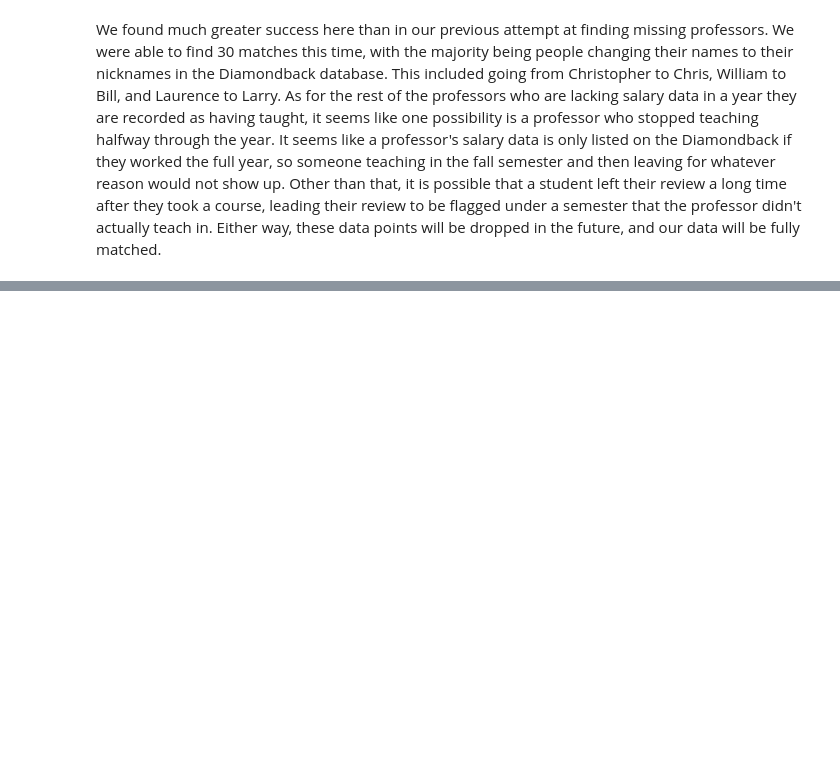
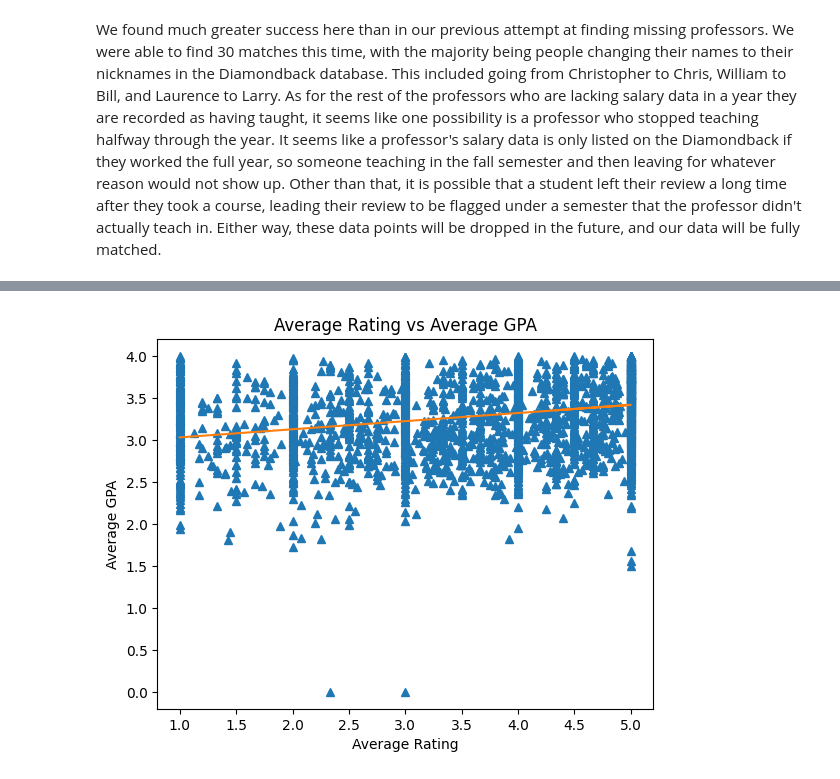
Before and after one commit to aaronl1661/teacherSalaryAnalysis, a Jupyter notebook: index.ipynb, the cells around one changed output, grey strips where cells are left out. Drawn from its saved outputs; the diff is of its cells as text; code cells hidden in the pictures; blank space fills up the shorter version.

Commit message:
gradevreview

```diff
--- a/index.ipynb
+++ b/index.ipynb
@@ -918,0 +1004,11 @@ if os.path.exists("src/2_clean_data/final_combine_data.csv") == False:
+# %%
+both_avg_df = pd.DataFrame()
+
+both_avg_df = pd.merge(
+    avg_reviews_df,
+    avg_grades_df,
+    how = "inner",
+    on = ["name", "course"]
+)
+
+both_avg_df.head()
@@ -918,0 +1022,17 @@ if os.path.exists("src/2_clean_data/final_combine_data.csv") == False:
+# %%
+x = both_avg_df["average_rating"]
+y = both_avg_df["average_gpa"]
+reg = linear_model.LinearRegression()
+x_train = [[x] for x in both_avg_df["average_rating"].values]
+y_train = [[y] for y in both_avg_df["average_gpa"].values]
+regfit = reg.fit(x_train, y_train)
+y_pred = reg.predict(x_train)
+plt.close()
+plt.plot(x, y, "^")
+plt.plot(x_train,y_pred)
+plt.title("Average Rating vs Average GPA")
+plt.ylabel("Average GPA")
+plt.xlabel("Average Rating")
+plt.show()
+# %% [output]
+[figure, added]
```
Also changed, not shown: parts of 22 cells of this notebook, 1 other file.
